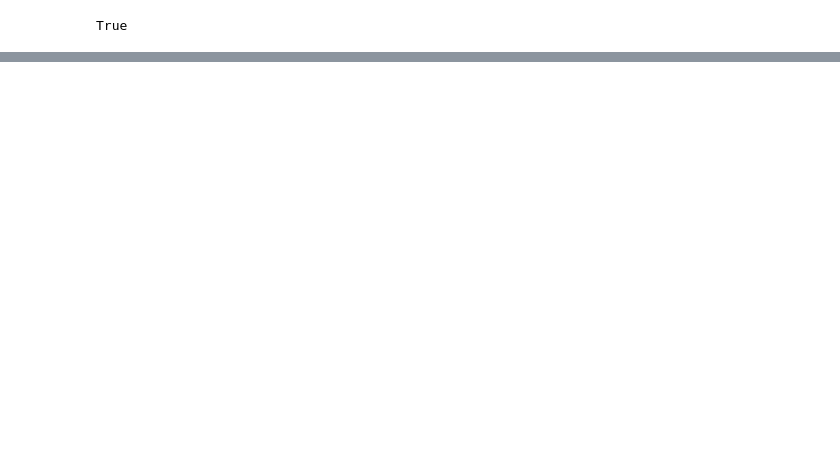
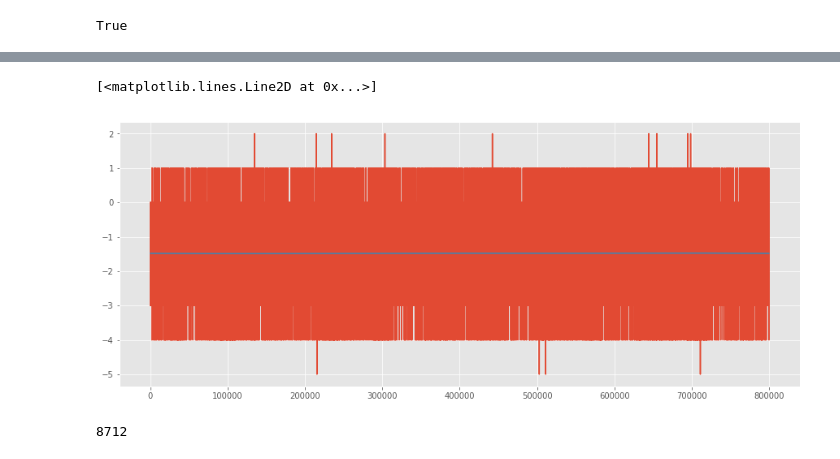
Before and after one commit to gokul-krishna/VSBPowerLineFaultDetection, a Jupyter notebook: SaveSpectrograms.ipynb, the cells around one changed output, grey strips where cells are left out. Drawn from its saved outputs; the diff is of its cells as text; code cells hidden in the pictures; blank space fills up the shorter version.

```diff
--- a/SaveSpectrograms.ipynb
+++ b/SaveSpectrograms.ipynb
@@ -149,0 +216,15 @@ True
+# %%
+x = train.iloc[:, 6990]
+plt.plot(x)
+sig_fft = fftpack.fft(x.values)
+sig_freq = fftpack.fftfreq(SAMPLE_LENGTH, 1 / SAMPLING_RATE)
+sig_fft[np.abs(sig_freq) > 100] = 0
+smoothed_data = fftpack.ifft(sig_fft)
+plt.plot(smoothed_data)
+# %% [output]
+[<matplotlib.lines.Line2D at 0x...>]
+[figure, added]
+# %%
+len(done)
+# %% [output]
+8712
```
Also changed, not shown: parts of 15 cells of this notebook, 1 other file.
